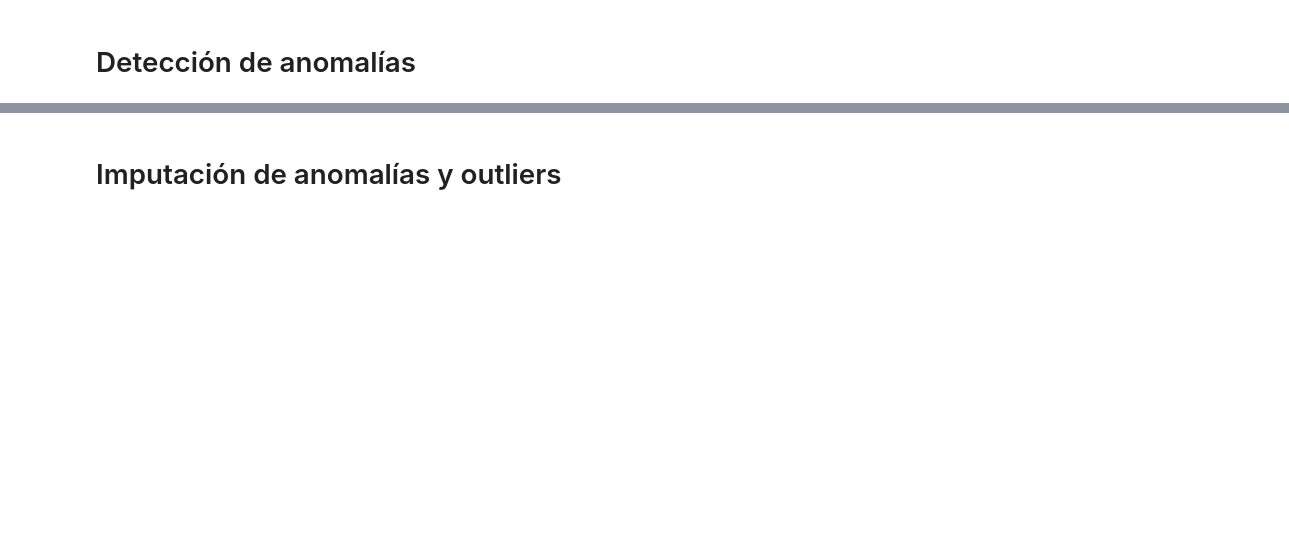
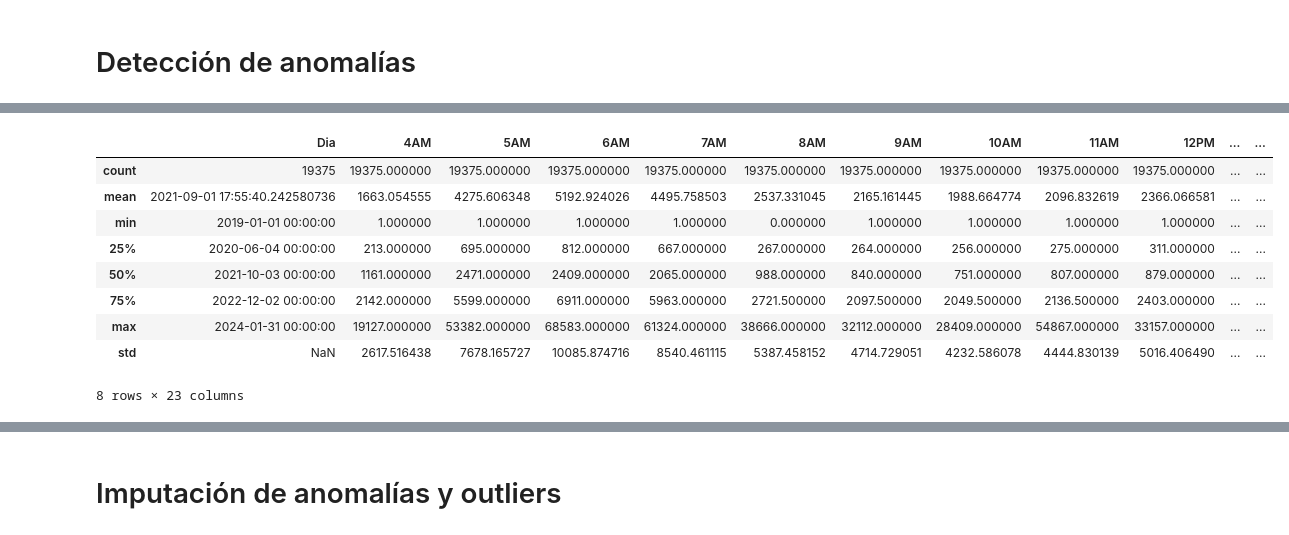
Before and after one commit to Rosvend/Passenger-flow-prediction-LSTM, a Jupyter notebook: LSTM_Metro_passenger_flow.ipynb, the cells around one changed output, grey strips where cells are left out. Saved outputs shown, nothing was run; the diff lists cells and outputs as text; code cells hidden in the pictures; blank space fills up the shorter version.

Commit message:
imputed anomalies and outliers detected

```diff
--- a/LSTM_Metro_passenger_flow.ipynb
+++ b/LSTM_Metro_passenger_flow.ipynb
@@ -770,4 +969,14 @@ anomalies.style.apply(lambda row: np.repeat('background: red' if row.isnull().an
 # %%
 non_anomalies = df[df['anomaly'] != -1]
-non_anomalies.describe()
+# %% [output]
+|  | Dia | 4AM | 5AM | 6AM | 7AM | 8AM | 9AM | 10AM | 11AM | 12PM | ... | ... |
+| count | 19375 | 19375.000000 | 19375.000000 | 19375.000000 | 19375.000000 | 19375.000000 | 19375.000000 | 19375.000000 | 19375.000000 | 19375.000000 | ... | ... |
+| mean | 2021-09-01 17:55:40.242580736 | 1663.054555 | 4275.606348 | 5192.924026 | 4495.758503 | 2537.331045 | 2165.161445 | 1988.664774 | 2096.832619 | 2366.066581 | ... | ... |
+| min | 2019-01-01 00:00:00 | 1.000000 | 1.000000 | 1.000000 | 1.000000 | 0.000000 | 1.000000 | 1.000000 | 1.000000 | 1.000000 | ... | ... |
+| 25% | 2020-06-04 00:00:00 | 213.000000 | 695.000000 | 812.000000 | 667.000000 | 267.000000 | 264.000000 | 256.000000 | 275.000000 | 311.000000 | ... | ... |
+| 50% | 2021-10-03 00:00:00 | 1161.000000 | 2471.000000 | 2409.000000 | 2065.000000 | 988.000000 | 840.000000 | 751.000000 | 807.000000 | 879.000000 | ... | ... |
+| 75% | 2022-12-02 00:00:00 | 2142.000000 | 5599.000000 | 6911.000000 | 5963.000000 | 2721.500000 | 2097.500000 | 2049.500000 | 2136.500000 | 2403.000000 | ... | ... |
+| max | 2024-01-31 00:00:00 | 19127.000000 | 53382.000000 | 68583.000000 | 61324.000000 | 38666.000000 | 32112.000000 | 28409.000000 | 54867.000000 | 33157.000000 | ... | ... |
+| std | NaN | 2617.516438 | 7678.165727 | 10085.874716 | 8540.461115 | 5387.458152 | 4714.729051 | 4232.586078 | 4444.830139 | 5016.406490 | ... | ... |
+8 rows × 23 columns
 # %%
```
Also changed, not shown: parts of 46 cells of this notebook.
